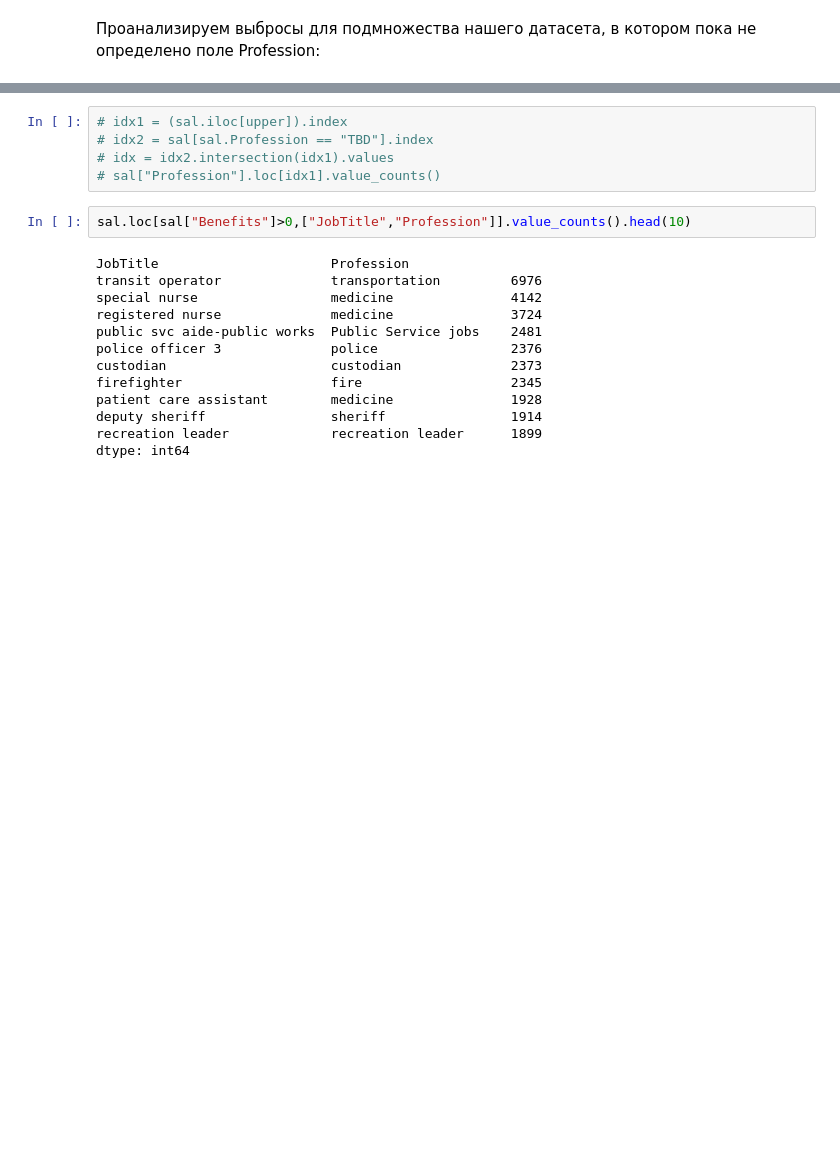
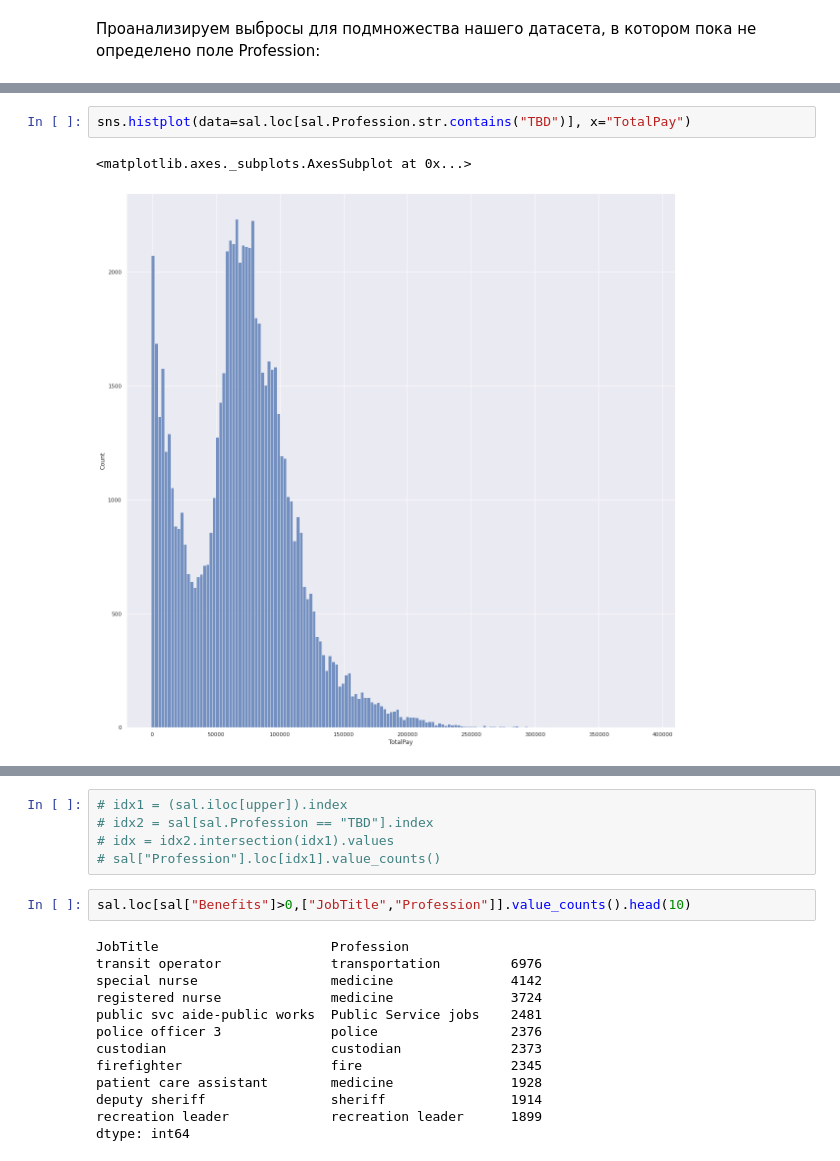
Before and after one commit to savitskaya-om/python, a Jupyter notebook: project/PROJECT.ipynb, the cells around one changed output, grey strips where cells are left out. Saved outputs shown, nothing was run; the diff lists cells and outputs as text; blank space fills up the shorter version.

```diff
--- a/project/PROJECT.ipynb
+++ b/project/PROJECT.ipynb
@@ -381,0 +407,5 @@ lower_TBD = np.where(sal.loc[sal.Profession == "TBD", 'TotalPay'] <= (Q1_TBD-1.5
+# %%
+sns.histplot(data=sal.loc[sal.Profession.str.contains("TBD")], x="TotalPay")
+# %% [output]
+<matplotlib.axes._subplots.AxesSubplot at 0x...>
+[figure, added]
```
Also changed, not shown: parts of 5 cells of this notebook.
